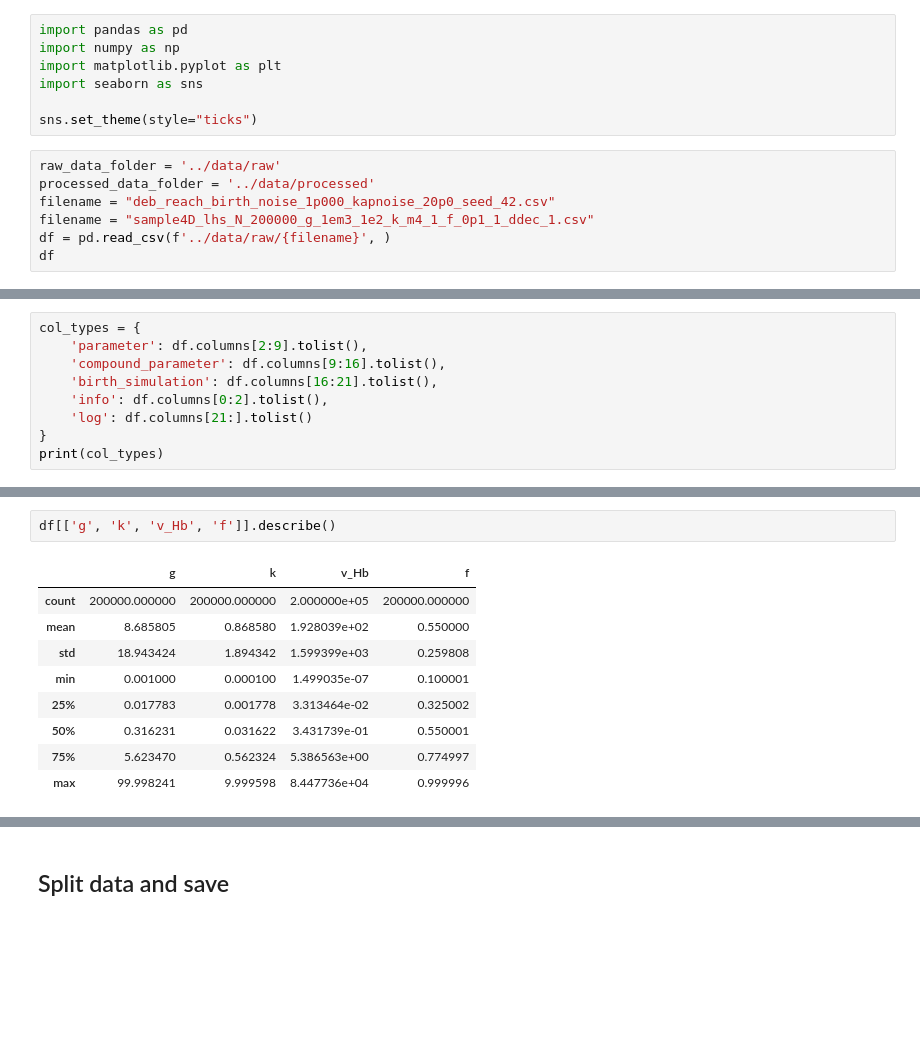
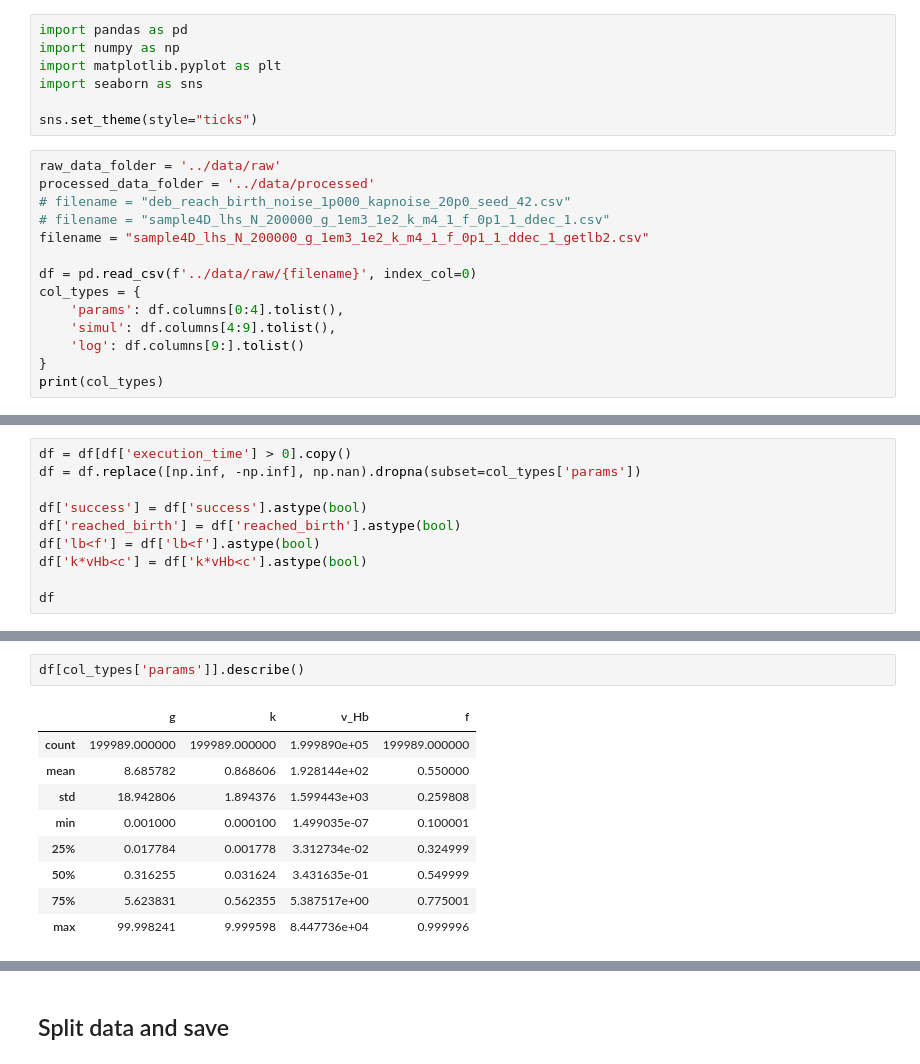
Before and after one commit to diogo-f-oliveira/deb-birth-prediction, a Jupyter notebook: notebooks/Data Preprocessing.ipynb, the cells around one changed output, grey strips where cells are left out. Cells and saved outputs as stored; diff of their text form; blank space fills up the shorter version.

```diff
--- a/notebooks/Data Preprocessing.ipynb
+++ b/notebooks/Data Preprocessing.ipynb
@@ -8,8 +8,15 @@ sns.set_theme(style="ticks")
 # %%
 raw_data_folder = '../data/raw'
 processed_data_folder = '../data/processed'
-filename = "deb_reach_birth_noise_1p000_kapnoise_20p0_seed_42.csv"
-filename = "sample4D_lhs_N_200000_g_1em3_1e2_k_m4_1_f_0p1_1_ddec_1.csv"
-df = pd.read_csv(f'../data/raw/{filename}', )
-df
+# filename = "deb_reach_birth_noise_1p000_kapnoise_20p0_seed_42.csv"
+# filename = "sample4D_lhs_N_200000_g_1em3_1e2_k_m4_1_f_0p1_1_ddec_1.csv"
+filename = "sample4D_lhs_N_200000_g_1em3_1e2_k_m4_1_f_0p1_1_ddec_1_getlb2.csv"
+
+df = pd.read_csv(f'../data/raw/{filename}', index_col=0)
+col_types = {
+    'params': df.columns[0:4].tolist(),
+    'simul': df.columns[4:9].tolist(),
+    'log': df.columns[9:].tolist()
+}
+print(col_types)
 # %% [output]
@@ -28,0 +24,10 @@ df
+# %%
+df = df[df['execution_time'] > 0].copy()
+df = df.replace([np.inf, -np.inf], np.nan).dropna(subset=col_types['params'])
+
+df['success'] = df['success'].astype(bool)
+df['reached_birth'] = df['reached_birth'].astype(bool)
+df['lb<f'] = df['lb<f'].astype(bool)
+df['k*vHb<c'] = df['k*vHb<c'].astype(bool)
+
+df
@@ -35,10 +55 @@ time_limit_reached       346
 Name: count, dtype: int64
-# %%
-col_types = {
-    'parameter': df.columns[2:9].tolist(),
-    'compound_parameter': df.columns[9:16].tolist(),
-    'birth_simulation': df.columns[16:21].tolist(),
-    'info': df.columns[0:2].tolist(),
-    'log': df.columns[21:].tolist()
-}
-print(col_types)
@@ -87,14 +94,14 @@ df
 | 199999 | 200000 | 0.467513 | 0.001742 | 0.181557 | 0.585777 | 0.429766 | 3.576219 | True | True | True | ... |
 200000 rows × 14 columns
 # %%
-df[['g', 'k', 'v_Hb', 'f']].describe()
+df[col_types['params']].describe()
 # %% [output]
 |  | g | k | v_Hb | f |
-| count | 200000.000000 | 200000.000000 | 2.000000e+05 | 200000.000000 |
-| mean | 8.685805 | 0.868580 | 1.928039e+02 | 0.550000 |
-| std | 18.943424 | 1.894342 | 1.599399e+03 | 0.259808 |
+| count | 199989.000000 | 199989.000000 | 1.999890e+05 | 199989.000000 |
+| mean | 8.685782 | 0.868606 | 1.928144e+02 | 0.550000 |
+| std | 18.942806 | 1.894376 | 1.599443e+03 | 0.259808 |
 | min | 0.001000 | 0.000100 | 1.499035e-07 | 0.100001 |
-| 25% | 0.017783 | 0.001778 | 3.313464e-02 | 0.325002 |
-| 50% | 0.316231 | 0.031622 | 3.431739e-01 | 0.550001 |
-| 75% | 5.623470 | 0.562324 | 5.386563e+00 | 0.774997 |
+| 25% | 0.017784 | 0.001778 | 3.312734e-02 | 0.324999 |
+| 50% | 0.316255 | 0.031624 | 3.431635e-01 | 0.549999 |
+| 75% | 5.623831 | 0.562355 | 5.387517e+00 | 0.775001 |
 | max | 99.998241 | 9.999598 | 8.447736e+04 | 0.999996 |
```
Also changed, not shown: parts of 25 cells of this notebook, 4 other files.
